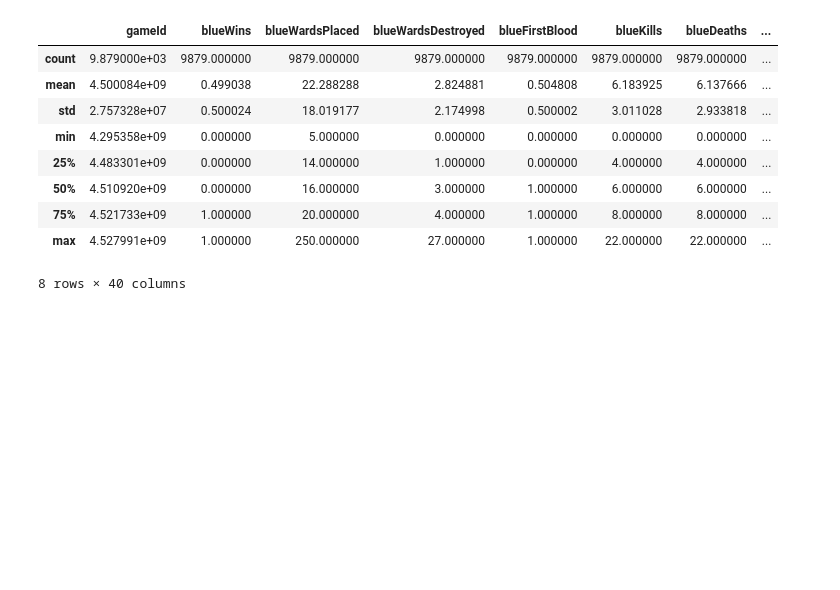
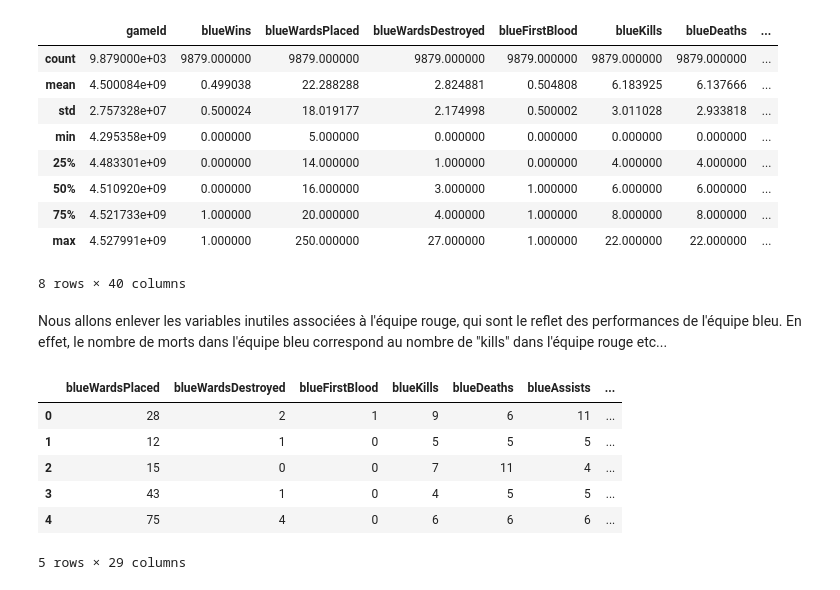
Before and after one commit to lucagortana/game-learning, a Jupyter notebook: LoL_classification.ipynb, the cells around one changed output. Cells and saved outputs as stored; diff of their text form; code cells hidden in the pictures; blank space fills up the shorter version.

```diff
--- a/LoL_classification.ipynb
+++ b/LoL_classification.ipynb
@@ -85,3 +134,18 @@ data.describe()
 | 75% | 4.521733e+09 | 1.000000 | 20.000000 | 4.000000 | 1.000000 | 8.000000 | 8.000000 | ... |
 | max | 4.527991e+09 | 1.000000 | 250.000000 | 27.000000 | 1.000000 | 22.000000 | 22.000000 | ... |
 8 rows × 40 columns
+# %% [markdown]
+Nous allons enlever les variables inutiles associées à l'équipe rouge, qui sont le reflet des performances de l'équipe bleu. En effet, le nombre de morts dans l'équipe bleu correspond au nombre de "kills" dans l'équipe rouge etc...
+# %%
+X.drop(['redFirstBlood','redKills','redDeaths'
+             ,'redGoldDiff','redExperienceDiff', 'blueCSPerMin',
+            'blueGoldPerMin','redCSPerMin','redGoldPerMin'], axis=1, inplace=True)
+X.head()
+# %% [output]
+|  | blueWardsPlaced | blueWardsDestroyed | blueFirstBlood | blueKills | blueDeaths | blueAssists | ... |
+| 0 | 28 | 2 | 1 | 9 | 6 | 11 | ... |
+| 1 | 12 | 1 | 0 | 5 | 5 | 5 | ... |
+| 2 | 15 | 0 | 0 | 7 | 11 | 4 | ... |
+| 3 | 43 | 1 | 0 | 4 | 5 | 5 | ... |
+| 4 | 75 | 4 | 0 | 6 | 6 | 6 | ... |
+5 rows × 29 columns
```
Also changed, not shown: parts of 10 cells of this notebook, 2 other files.
